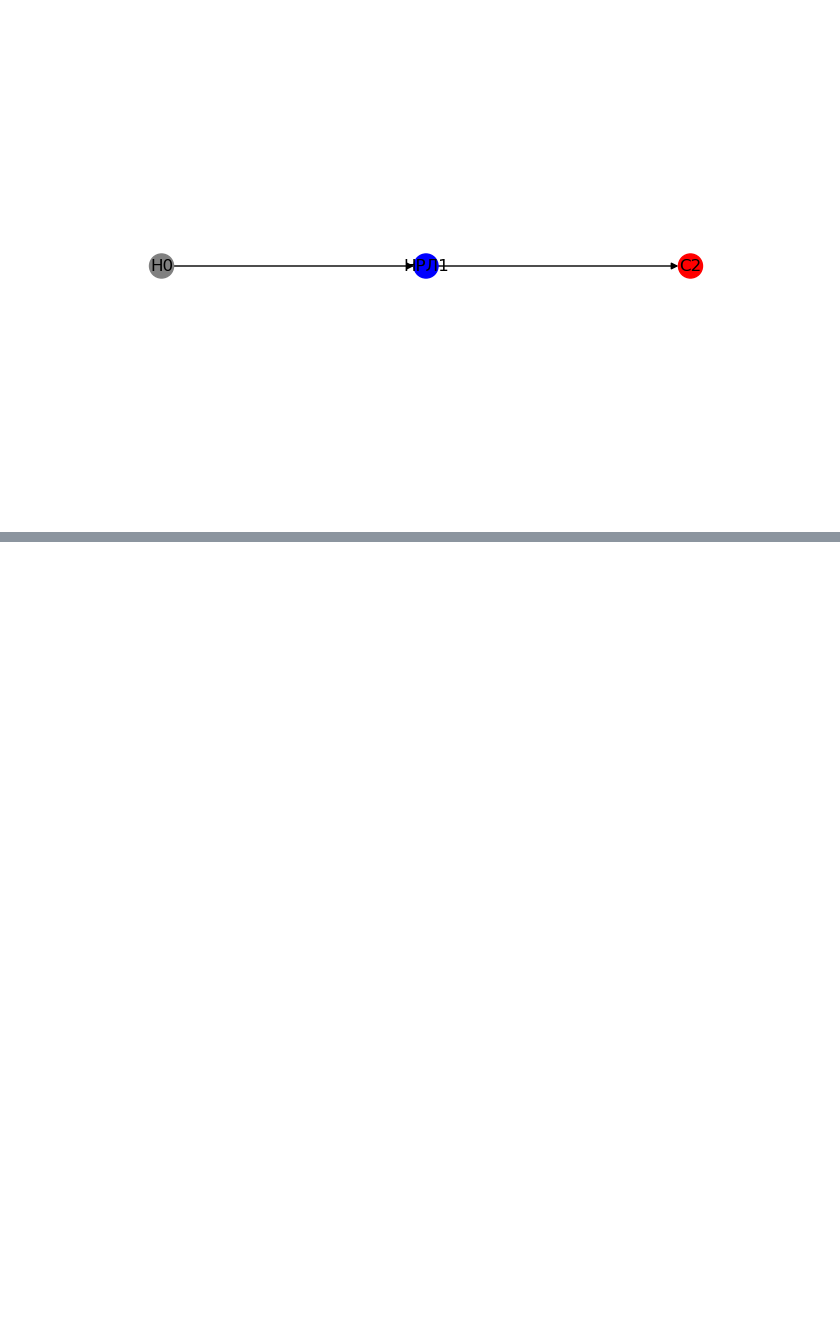
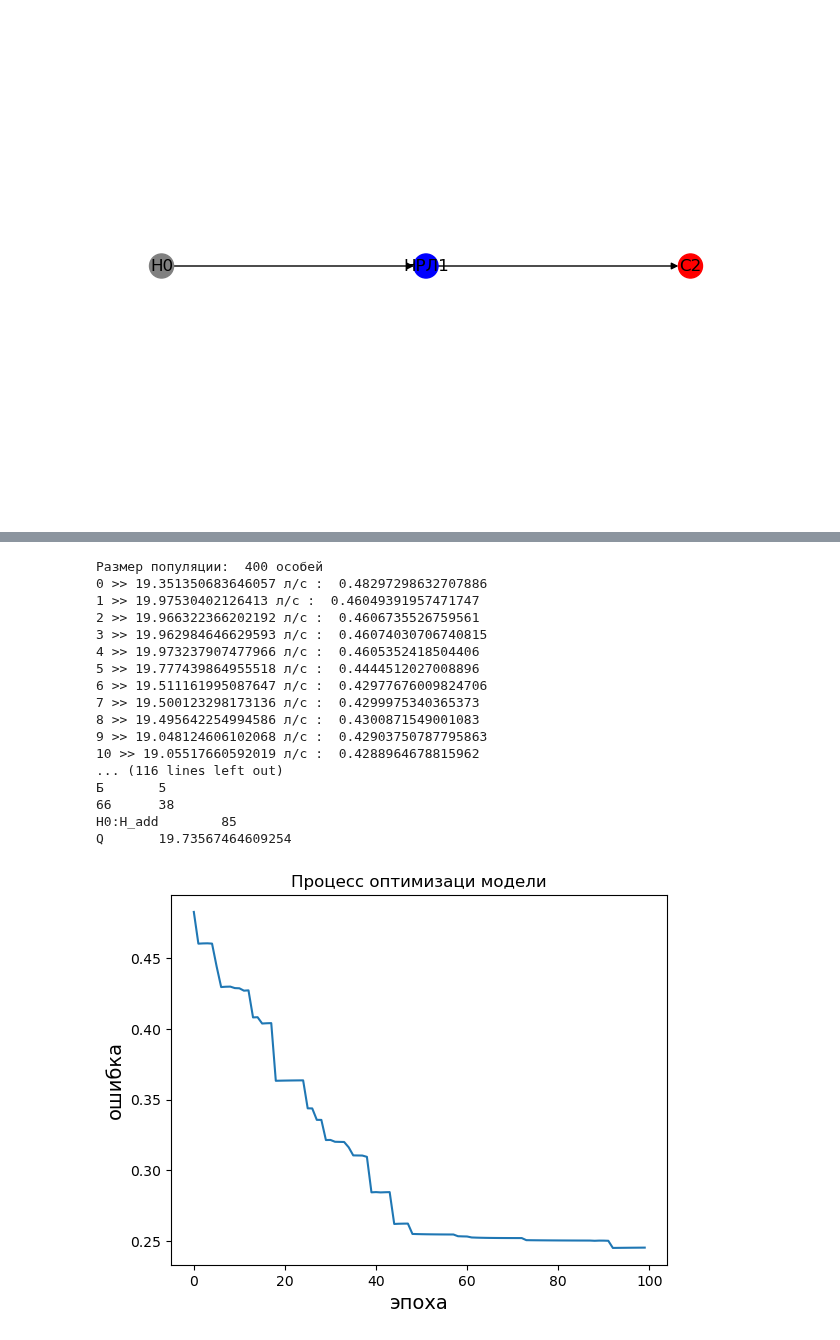
Before and after one commit to Obsidian-pb/NRS_modeller, a Jupyter notebook: workFolder/ga5_ready.ipynb, the cells around one changed output, grey strips where cells are left out. Cells and saved outputs as stored; diff of their text form; code cells hidden in the pictures; blank space fills up the shorter version.

```diff
--- a/workFolder/ga5_ready.ipynb
+++ b/workFolder/ga5_ready.ipynb
@@ -1492,0 +1666,52 @@ Appraiser.print_GA_NRS_model_elements_state(work_model)
+# %%
+# Цели оптимизации:
+aims = {'150': 0, 'Н0:H_add':100, 'hoses':0, 'Q':20}   # , 'hoses':0, 'max_L': 2000', 'min_L': 500,
+# aims_not_more = {'51':20}   #, '66':20, '77':16}
+aims_not_less = {'Q':20, 'min_L': 400}
+
+# Запуск ГА:
+work_model, accs, metrics = genetic_algorithm(model_preset=Presets.two_splitter,
+                               aims=aims, aims_not_less=aims_not_less,
+                               pop_size=400,
+                               best_bots_size = 50,
+                               mutation_count=5,
+                               epochs=100,
+                               target = 0.01
+                               )
+
+# Печать результатов
+Appraiser.print_GA_NRS_model_elements_state(work_model)
+
+print("Точность модели:",
+        Appraiser.evaluate(Appraiser.metrics(work_model), aims=aims, aims_not_more=aims_not_more, aims_not_less=aims_not_less))
+print('')
+Appraiser.print_metrics(work_model)
+
+# График
+fig, ax = plt.subplots(1,1)
+ax.plot(accs)
+
+plt.title('Процесс оптимизаци модели')
+plt.xlabel('эпоха', fontsize=14)
+plt.ylabel('ошибка', fontsize=14)
+
+plt.show()
+# %% [output]
+Размер популяции:  400 особей
+0 >> 19.351350683646057 л/с :  0.48297298632707886
+1 >> 19.97530402126413 л/с :  0.46049391957471747
+2 >> 19.966322366202192 л/с :  0.4606735526759561
+3 >> 19.962984646629593 л/с :  0.46074030706740815
+4 >> 19.973237907477966 л/с :  0.4605352418504406
+5 >> 19.777439864955518 л/с :  0.4444512027008896
+6 >> 19.511161995087647 л/с :  0.42977676009824706
+7 >> 19.500123298173136 л/с :  0.4299975340365373
+8 >> 19.495642254994586 л/с :  0.4300871549001083
+9 >> 19.048124606102068 л/с :  0.42903750787795863
+10 >> 19.05517660592019 л/с :  0.4288964678815962
+... (116 lines left out)
+Б       5
+66      38
+Н0:H_add        85
+Q       19.73567464609254
+[figure, added]
```
Also changed, not shown: parts of 23 cells of this notebook, 1 other file.
